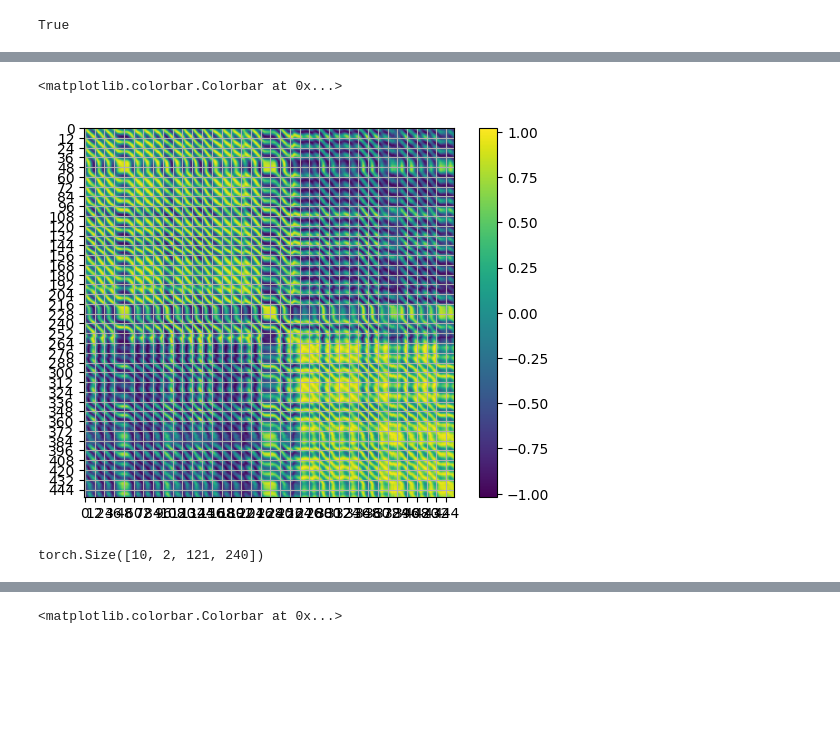
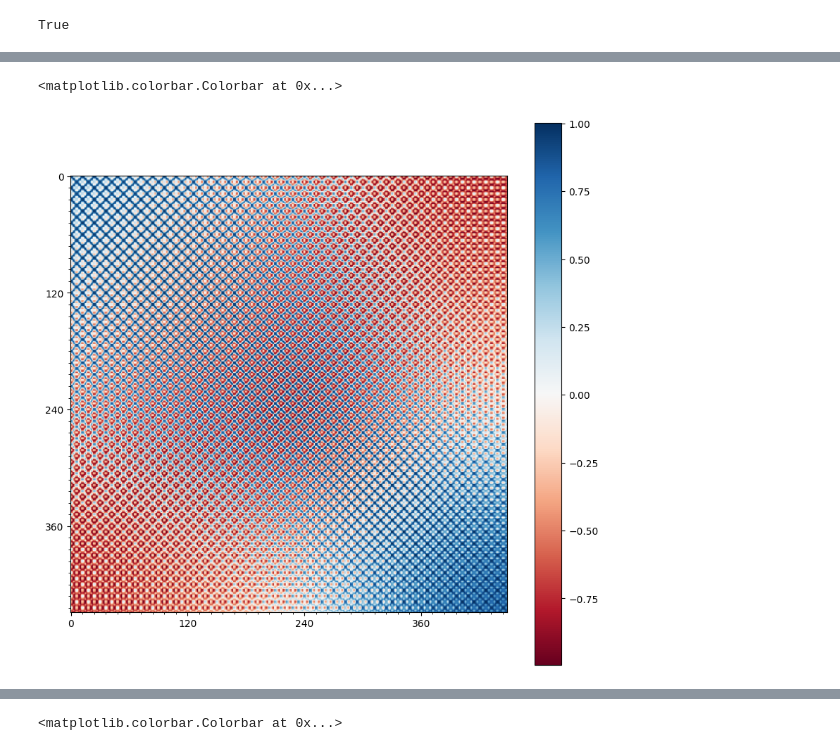
Before and after one commit to pietronvll/encoderops, a Jupyter notebook: exps/ENSO/scratch.ipynb, the cells around one changed output, grey strips where cells are left out. Cells and saved outputs as stored; diff of their text form; code cells hidden in the pictures; blank space fills up the shorter version.

Commit message:
Enso is working but not training

```diff
--- a/exps/ENSO/scratch.ipynb
+++ b/exps/ENSO/scratch.ipynb
@@ -27,5 +28,7 @@ model = EvolutionOperator.load_from_checkpoint(ckpt_path)
 data_args = torch.load(ckpt_path, weights_only=False)['SSTDataModule']['data_args']
 data_args = SSTDataArgs(**data_args)
 datamodule = SSTDataModule(model.trainer_args, data_args = data_args, num_workers = 1)
-datamodule.setup("fit")
+stage = "fit"
+datamodule.setup(stage)
+ds = datamodule.train_dataset if stage == "fit" else datamodule.full_dataset
 # %% [output]
@@ -37,11 +40,13 @@ emb_Y = []
 emb_YP = []
 X = []
 Y = []
+times = []
 model.eval()
 with torch.no_grad():
-    for sample in datamodule.train_dataset:
+    for sample in ds:
         x = sample['x'].to(model.device).unsqueeze(0)
         y = sample['y'].to(model.device).unsqueeze(0)
+        times.append(np.datetime64(sample['time'][0]))
         emb_X.append(model.forward_nn(x))
         X.append(x[0,0])
         emb_Y.append(model.forward_nn(y))
@@ -52,3 +57,12 @@ emb_Y = torch.cat(emb_Y)
 emb_YP = torch.cat(emb_YP)
 X = torch.stack(X)
 Y = torch.stack(Y)
+
+embeddings = {
+    "X": X.cpu(),
+    "Y": Y.cpu(),
+    "emb_X": emb_X.cpu(),
+    "emb_Y": emb_Y.cpu(),
+    "emb_YP": emb_YP.cpu(),
+    "times": times
+}
@@ -55,14 +72,21 @@ Y = torch.stack(Y)
 # %%
-K = (emb_X@emb_YP.T).numpy(force=True)
+K = embeddings['emb_X']@embeddings['emb_YP'].T
 # %%
-plt.imshow(K)
-plt.grid()
-import numpy as np
-major_ticks = np.arange(0, K.shape[0], 12)
+fig, ax = plt.subplots(ncols=1, figsize=(10, 10))
 
-plt.xticks(major_ticks)
-plt.yticks(major_ticks)
-plt.colorbar()
+
+
+im = ax.imshow(K, cmap="RdBu")
+major_ticks = np.arange(0, K.shape[0], 120)
+minor_ticks = np.arange(0, K.shape[0], 12)
+
+ax.set_xticks(major_ticks)
+ax.set_xticks(minor_ticks, minor=True)
+ax.set_yticks(major_ticks)
+ax.set_yticks(minor_ticks, minor=True)
+#ax.grid(which='both', alpha=0.5, color='k')
+
+fig.colorbar(im)
 # %% [output]
 <matplotlib.colorbar.Colorbar at 0x...>
-[figure, old version]
+[figure, new version]
@@ -71,4 +92,0 @@ dl = DataLoader(dataset, batch_size = 10)
-# %%
-next(iter(dl))['x'].shape
-# %% [output]
-torch.Size([10, 2, 121, 240])
```
Also changed, not shown: parts of 9 cells of this notebook, 5 other files.
